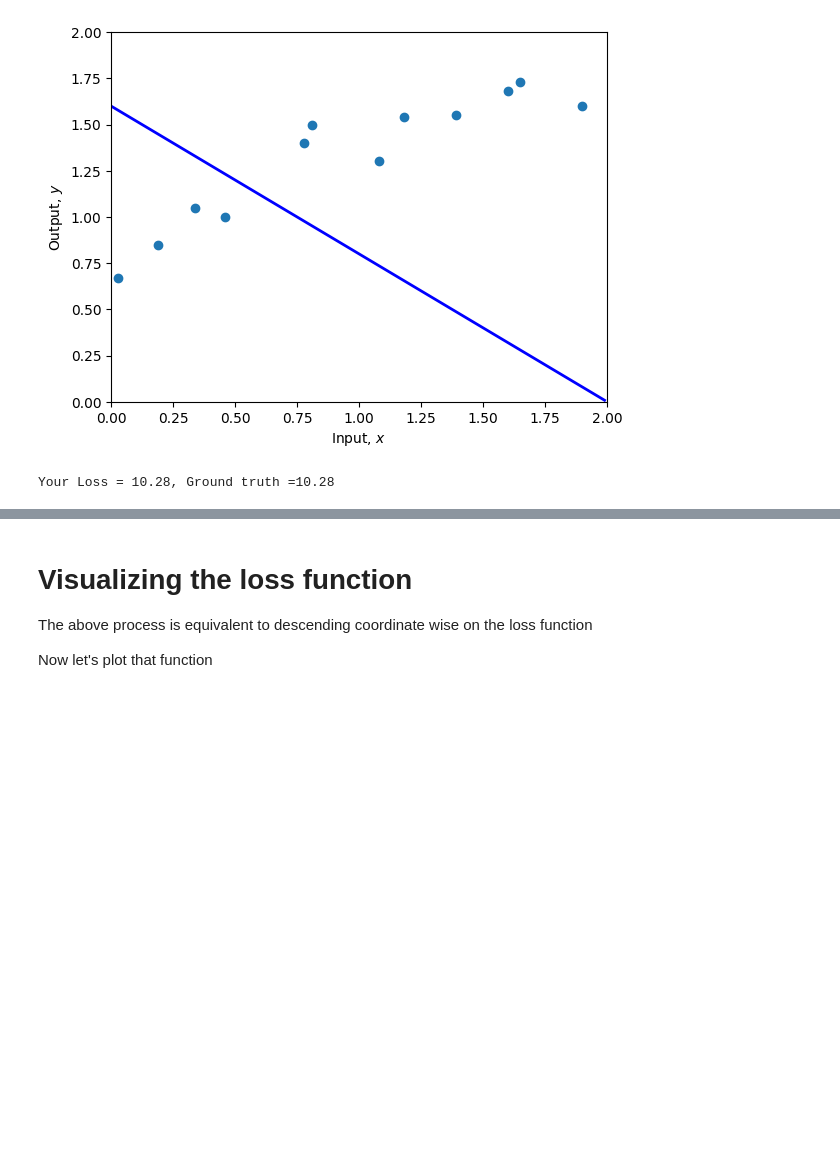
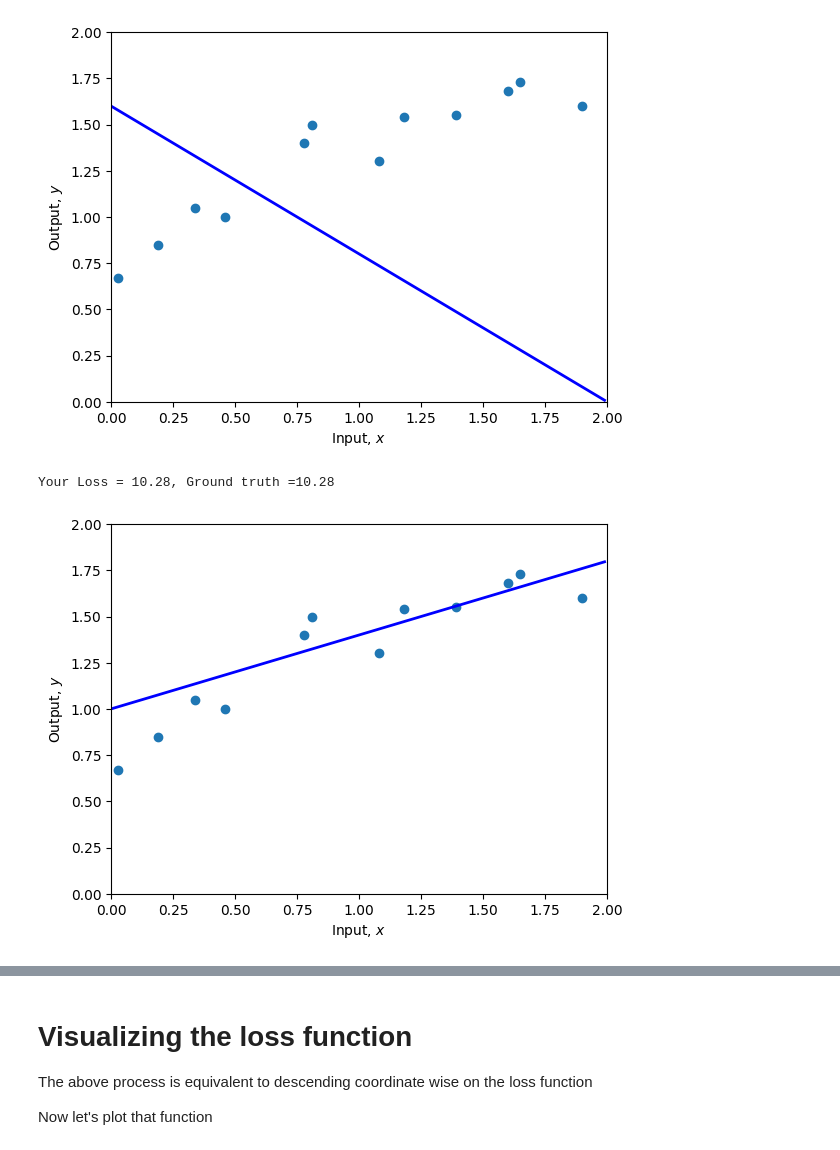
Before and after one commit to vvithurshan/DeepLearning, a Jupyter notebook: Notebooks/Chap02/2_1_Supervised_Learning.ipynb, the cells around one changed output, grey strips where cells are left out. Saved outputs shown, nothing was run; the diff lists cells and outputs as text; code cells hidden in the pictures; blank space fills up the shorter version.

```diff
--- a/Notebooks/Chap02/2_1_Supervised_Learning.ipynb
+++ b/Notebooks/Chap02/2_1_Supervised_Learning.ipynb
@@ -80,11 +80,23 @@ Your Loss = 10.28, Ground truth =10.28
 # %%
 # TODO -- Change the parameters manually to fit the model
 # First fix phi1 and try changing phi0 until you can't make the loss go down any more
 # Then fix phi0 and try changing phi1 until you can't make the loss go down any more
 # Repeat this process until you find a set of parameters that fit the model as in figure 2.2d
 # You can either do this by hand, or if you want to get fancy, write code to descent automatically in this way
 # Start at these values:
 phi0 = 1.60 ; phi1 =-0.8
+phi0 = 2.1 ; phi1 =0.000001
+phi0 = 1.35 ; phi1 =0.000001
+phi0 = 1.35 ; phi1 =0.000001
+phi0 = 1.35 ; phi1 =0.125
+phi0 = 1.185 ; phi1 =0.125
+phi0 = 1.185 ; phi1 =0.26
+phi0 = 1.07 ; phi1 =0.26
+phi0 = 1.07 ; phi1 =0.35
+phi0 = 1 ; phi1 =0.35
+phi0 = 1 ; phi1 =0.4
 
 plot(x,y,phi0,phi1)
 print(f'Your Loss = {compute_loss(x,y,phi0,phi1):3.2f}')
+# %% [output]
+[figure, added]
```
Also changed, not shown: parts of 1 cell of this notebook.
